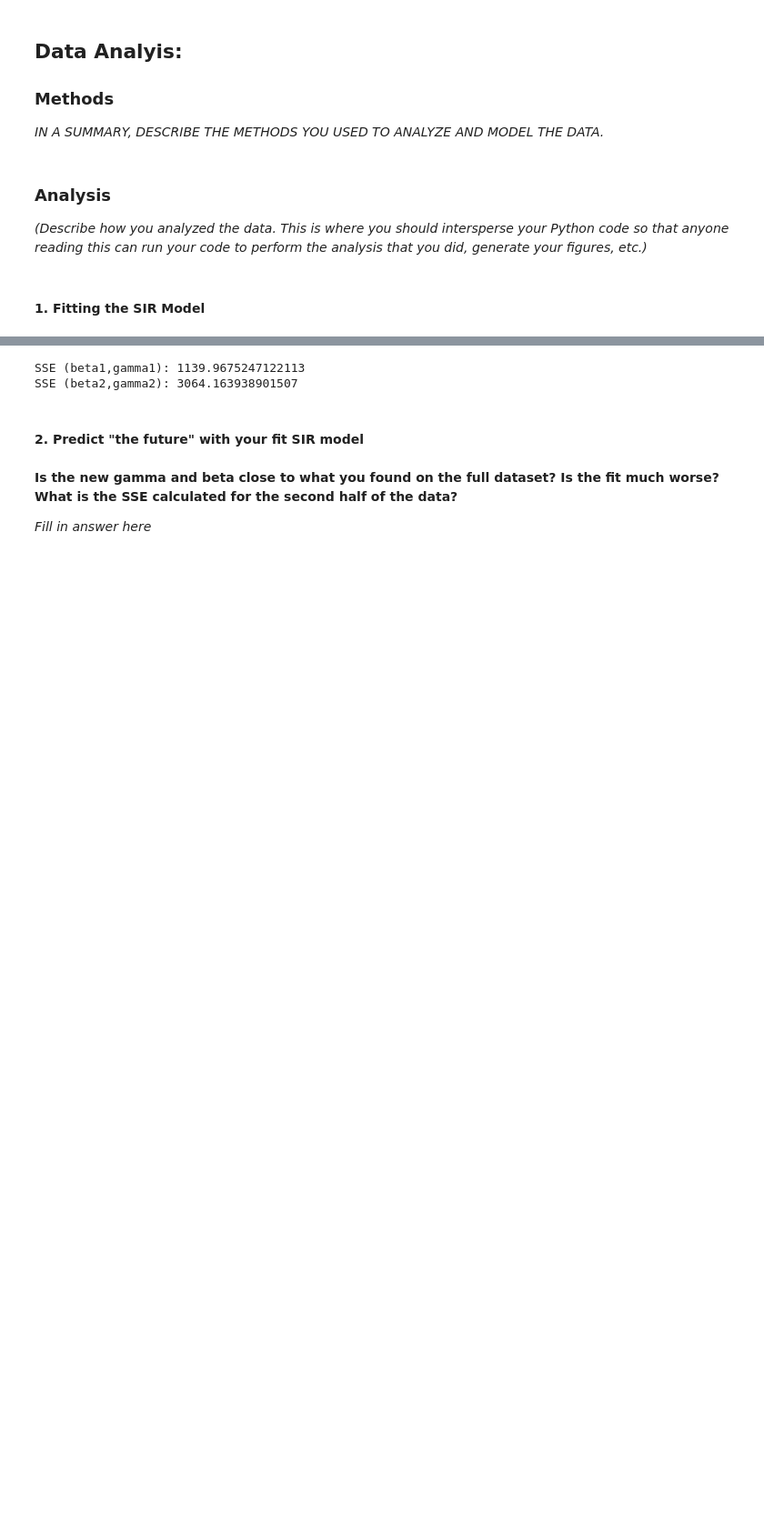
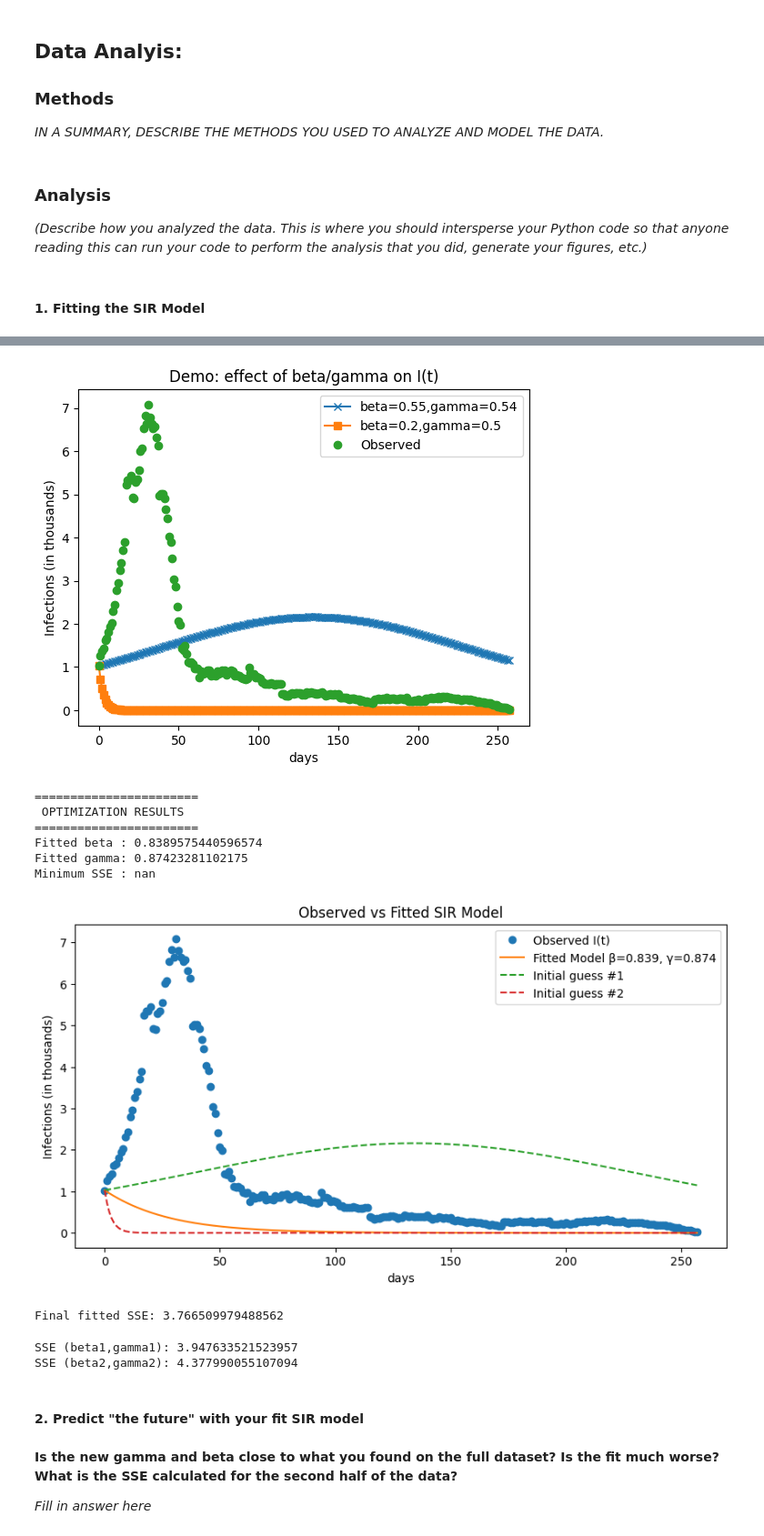
Before and after one commit to esther-akinade/Module4_Ebola-, a Jupyter notebook: FUNG2_AKINADE_WORRALL_MODULE_4.ipynb, the cells around one changed output, grey strips where cells are left out. Shown: that part at 91% size. Drawn from its saved outputs; the diff is of its cells as text; code cells hidden in the pictures; blank space fills up the shorter version.

```diff
--- a/FUNG2_AKINADE_WORRALL_MODULE_4.ipynb
+++ b/FUNG2_AKINADE_WORRALL_MODULE_4.ipynb
@@ -168,10 +148,75 @@ plt.show()
+# %%
+# Plug in guesses for gamma and beta, plot the model predictions against the data, and calculate SSE.
+
+beta1 = 0.55 #random guess for beta
+gamma1 = 0.54 #random guess for gamma
+beta2 = 0.2 #alternative guesses
+gamma2 = 1/2 #alternative guesses
+
+S1, I1, R1 = euler_sir(beta1, gamma1, S0_obs, I0_obs, R0_obs, t_obs, N)
+S2, I2, R2 = euler_sir(beta2, gamma2, S0_obs, I0_obs, R0_obs, t_obs, N)
+
+plt.plot(t_obs, I1, label=f'beta={beta1},gamma={gamma1}', marker='x')
+plt.plot(t_obs, I2, label=f'beta={beta2},gamma={gamma2}', marker='s')
+plt.plot(t_obs, I_obs, 'o', label='Observed')
+
+plt.legend()
+plt.xlabel('days')
+plt.ylabel('Infections (in thousands)')
+plt.title('Demo: effect of beta/gamma on I(t)')
+plt.show()
+
+# Optimization:
+def SSE(params):
+    beta, gamma = params
+    S_pred, I_pred, R_pred = euler_sir(beta, gamma, S0_obs, I0_obs, R0_obs, t_obs, N)
+    return np.mean((I_pred - I_obs)**2)
+
+initial_guess = [0.2, 0.1]   # starting point
+bounds = [(0.0001, 5), (0.0001, 2)]  # sensible parameter ranges
+
+result = minimize(SSE, initial_guess, bounds=bounds, method='L-BFGS-B')
+
+beta_hat, gamma_hat = result.x
+print("\n=======================")
+print(" OPTIMIZATION RESULTS")
+print("=======================")
+print("Fitted beta :", beta_hat)
+print("Fitted gamma:", gamma_hat)
+print("Minimum SSE :", result.fun)
+
+S_fit, I_fit, R_fit = euler_sir(beta_hat, gamma_hat, S0_obs, I0_obs, R0_obs, t_obs, N)
+plt.figure(figsize=(10,5))
+
+plt.plot(t_obs, I_obs, 'o', label='Observed I(t)')
+plt.plot(t_obs, I_fit, '-', label=f'Fitted Model β={beta_hat:.3f}, γ={gamma_hat:.3f}')
+plt.plot(t_obs, I1, '--', label='Initial guess #1')
+plt.plot(t_obs, I2, '--', label='Initial guess #2')
+
+plt.xlabel('days')
+plt.ylabel('Infections (in thousands)')
+plt.title('Observed vs Fitted SIR Model')
+plt.legend()
+plt.show()
+
+print("\nFinal fitted SSE:", np.mean((I_fit - I_obs)**2))
+# %% [output]
+[figure, added]
+=======================
+ OPTIMIZATION RESULTS
+=======================
+Fitted beta : 0.8389575440596574
+Fitted gamma: 0.87423281102175
+Minimum SSE : nan
+[figure, added]
+Final fitted SSE: 3.766509979488562
 # %%
 # Use an optimization routine to minimize SSE and find the best-fitting parameters.
 print("SSE (beta1,gamma1):", np.mean((I1 - I_obs)**2))
 print("SSE (beta2,gamma2):", np.mean((I2 - I_obs)**2))
 # %% [output]
-SSE (beta1,gamma1): 1139.9675247122113
-SSE (beta2,gamma2): 3064.163938901507
+SSE (beta1,gamma1): 3.947633521523957
+SSE (beta2,gamma2): 4.377990055107094
 # %% [markdown]
 #### 2. Predict "the future" with your fit SIR model
 # %%
```
Also changed, not shown: parts of 3 cells of this notebook.
